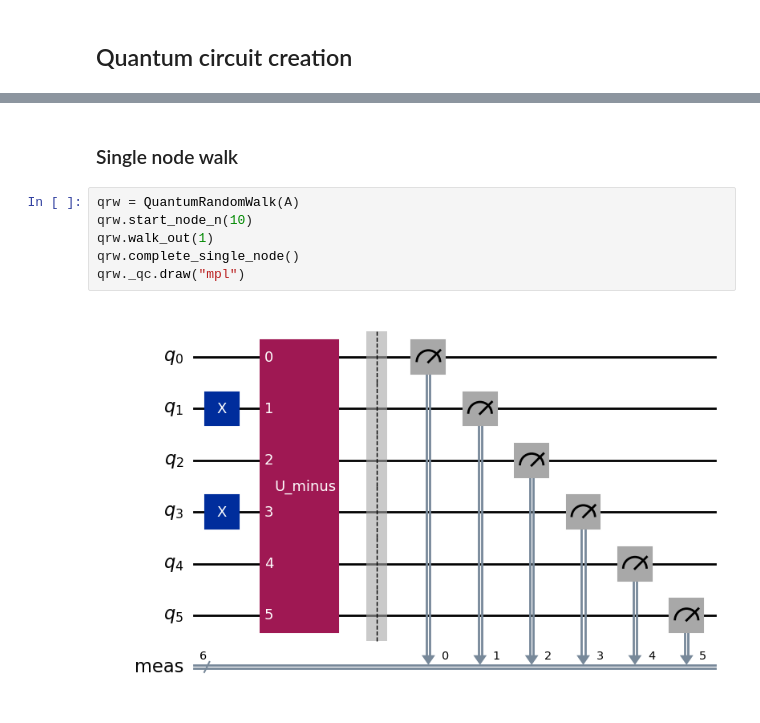
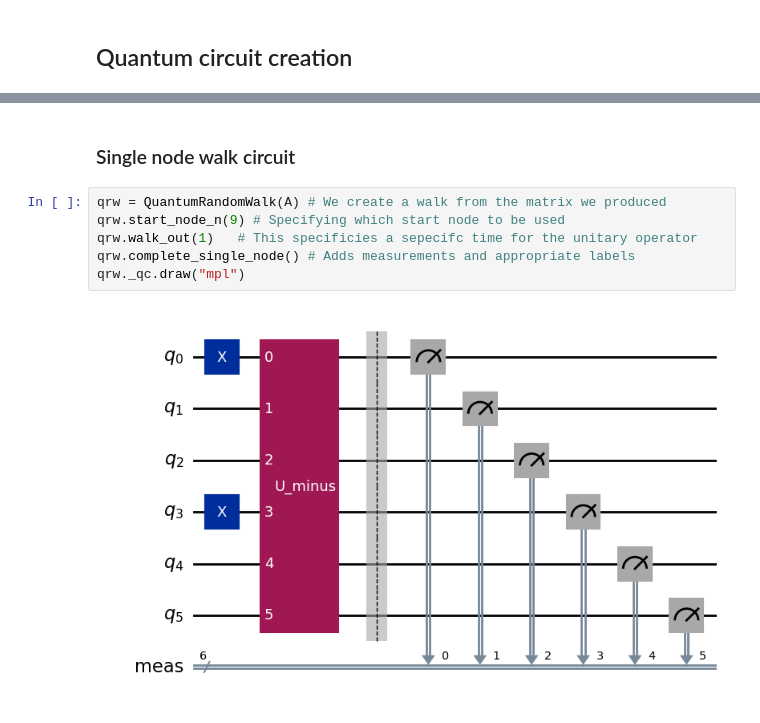
Before and after one commit to hernandezj1/QRW-HistoryCitation, a Jupyter notebook: citation-network/Appplication_of_QRW.ipynb, the cells around one changed output, grey strips where cells are left out. Drawn from its saved outputs; the diff is of its cells as text.

```diff
--- a/citation-network/Appplication_of_QRW.ipynb
+++ b/citation-network/Appplication_of_QRW.ipynb
@@ -85,10 +105,10 @@ print(len(A))
 # %% [markdown]
-### Single node walk
+### Single node walk circuit
 # %%
-qrw = QuantumRandomWalk(A)
-qrw.start_node_n(10)
-qrw.walk_out(1)
-qrw.complete_single_node()
+qrw = QuantumRandomWalk(A) # We create a walk from the matrix we produced
+qrw.start_node_n(9) # Specifying which start node to be used
+qrw.walk_out(1)   # This specificies a sepecifc time for the unitary operator
+qrw.complete_single_node() # Adds measurements and appropriate labels
 qrw._qc.draw("mpl")
 # %% [output]
-[figure, old version]
+[figure, new version]
```
Also changed, not shown: parts of 24 cells of this notebook.
